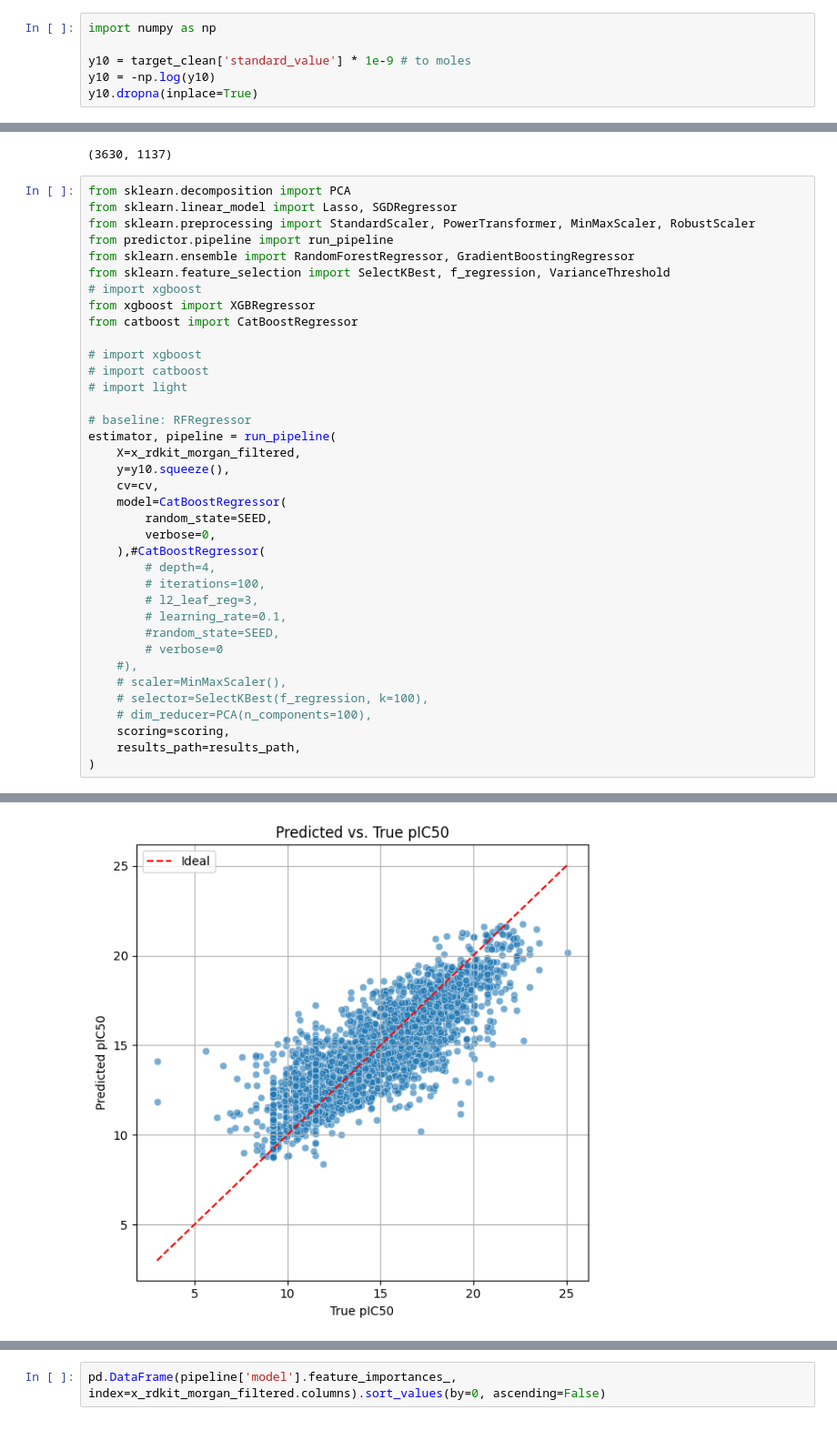
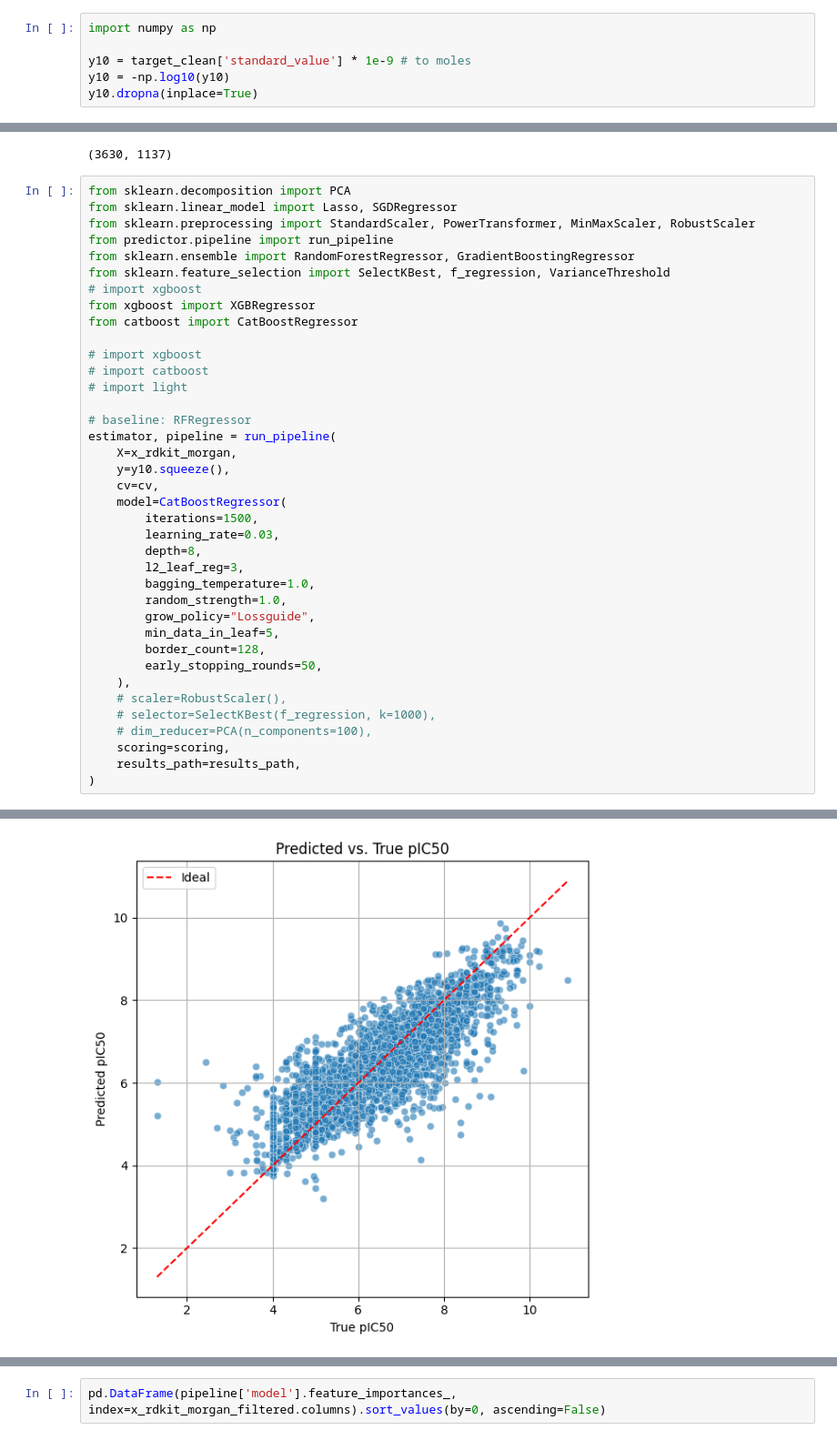
Before and after one commit to martilut/alzheimer-generative-design, a Jupyter notebook: data_processing.ipynb, the cells around one changed output, grey strips where cells are left out. Shown at 91% size. Cells and saved outputs as stored; diff of their text form.

```diff
--- a/data_processing.ipynb
+++ b/data_processing.ipynb
@@ -31,5 +31,5 @@ target_clean.shape
 import numpy as np
 
 y10 = target_clean['standard_value'] * 1e-9 # to moles
-y10 = -np.log(y10)
+y10 = -np.log10(y10)
 y10.dropna(inplace=True)
@@ -130,22 +130,23 @@ from catboost import CatBoostRegressor
 
 # baseline: RFRegressor
 estimator, pipeline = run_pipeline(
-    X=x_rdkit_morgan_filtered,
+    X=x_rdkit_morgan,
     y=y10.squeeze(),
     cv=cv,
     model=CatBoostRegressor(
-        random_state=SEED,
-        verbose=0,
-    ),#CatBoostRegressor(
-        # depth=4,
-        # iterations=100,
-        # l2_leaf_reg=3,
-        # learning_rate=0.1,
-        #random_state=SEED,
-        # verbose=0
-    #),
-    # scaler=MinMaxScaler(),
-    # selector=SelectKBest(f_regression, k=100),
+        iterations=1500,
+        learning_rate=0.03,
+        depth=8,
+        l2_leaf_reg=3,
+        bagging_temperature=1.0,
+        random_strength=1.0,
+        grow_policy="Lossguide",
+        min_data_in_leaf=5,
+        border_count=128,
+        early_stopping_rounds=50,
+    ),
+    # scaler=RobustScaler(),
+    # selector=SelectKBest(f_regression, k=1000),
     # dim_reducer=PCA(n_components=100),
     scoring=scoring,
     results_path=results_path,
@@ -157,2 +158,2 @@ estimator, pipeline = run_pipeline(
-[figure, old version]
+[figure, new version]
 Cross-validation mean scores:
```
Also changed, not shown: parts of 6 cells of this notebook, 1 other file.
